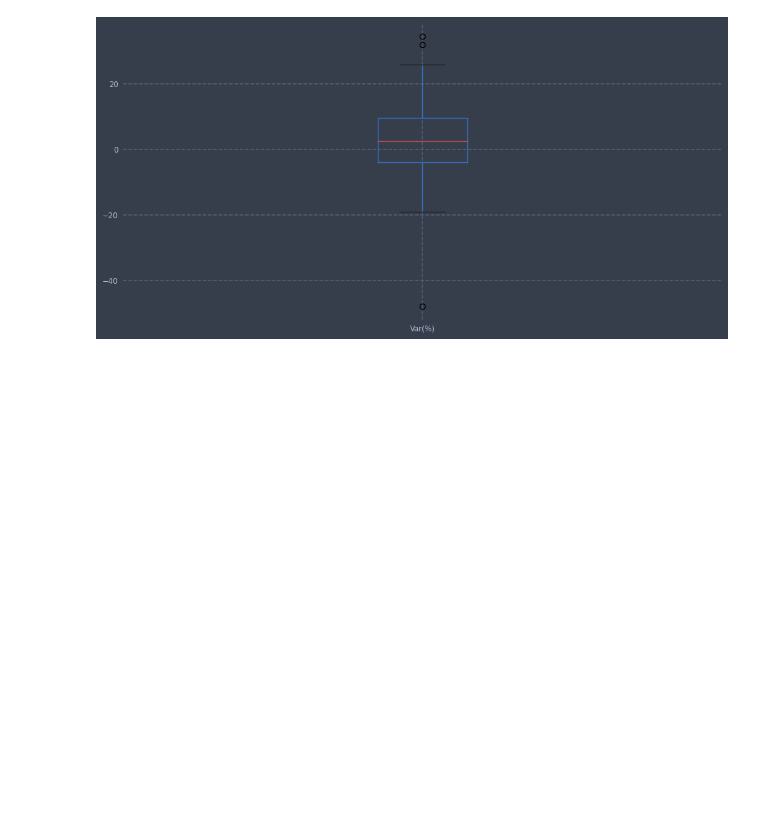
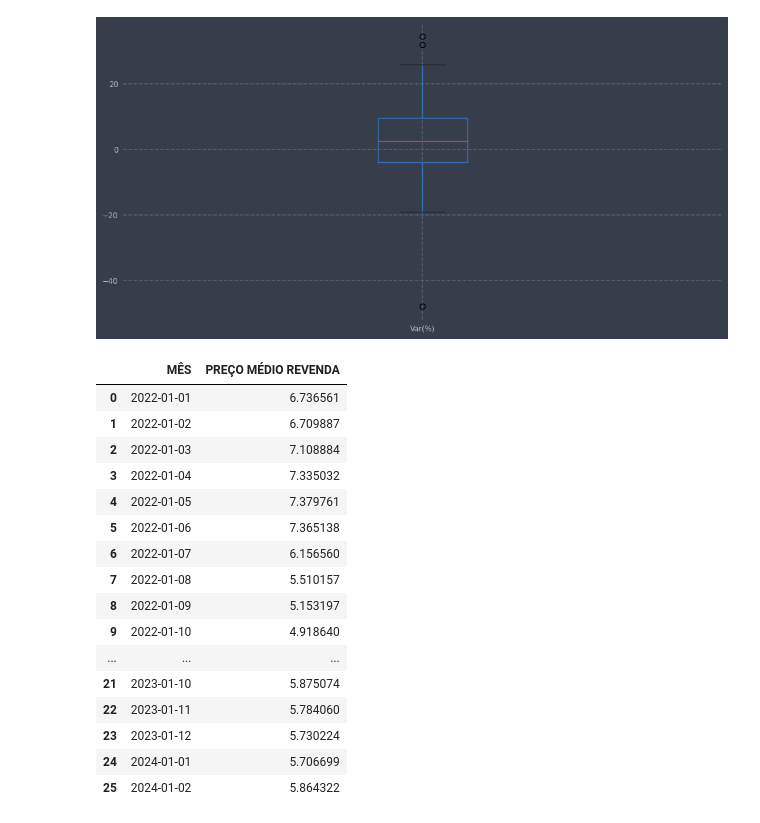
Before and after one commit to DjallenDias/IDSProject, a Jupyter notebook: notebook.ipynb, the cells around one changed output. Saved outputs shown, nothing was run; the diff lists cells and outputs as text; code cells hidden in the pictures; blank space fills up the shorter version.

```diff
--- a/notebook.ipynb
+++ b/notebook.ipynb
@@ -103,0 +175,22 @@ ax = petr3_df.boxplot(column = "Var(%)", figsize = (12,6))
+# %%
+precocombustivel22_24_df = pd.read_csv("arquivos/Preco_Combustivel/PRECO_COMB_2022_2024")
+# %%
+precocombustivel22_24_df
+# %% [output]
+|  | MÊS | PREÇO MÉDIO REVENDA |
+| 0 | 2022-01-01 | 6.736561 |
+| 1 | 2022-01-02 | 6.709887 |
+| 2 | 2022-01-03 | 7.108884 |
+| 3 | 2022-01-04 | 7.335032 |
+| 4 | 2022-01-05 | 7.379761 |
+| 5 | 2022-01-06 | 7.365138 |
+| 6 | 2022-01-07 | 6.156560 |
+| 7 | 2022-01-08 | 5.510157 |
+| 8 | 2022-01-09 | 5.153197 |
+| 9 | 2022-01-10 | 4.918640 |
+| ... | ... | ... |
+| 21 | 2023-01-10 | 5.875074 |
+| 22 | 2023-01-11 | 5.784060 |
+| 23 | 2023-01-12 | 5.730224 |
+| 24 | 2024-01-01 | 5.706699 |
+| 25 | 2024-01-02 | 5.864322 |
```
Also changed, not shown: parts of 30 cells of this notebook, 2 other files.
